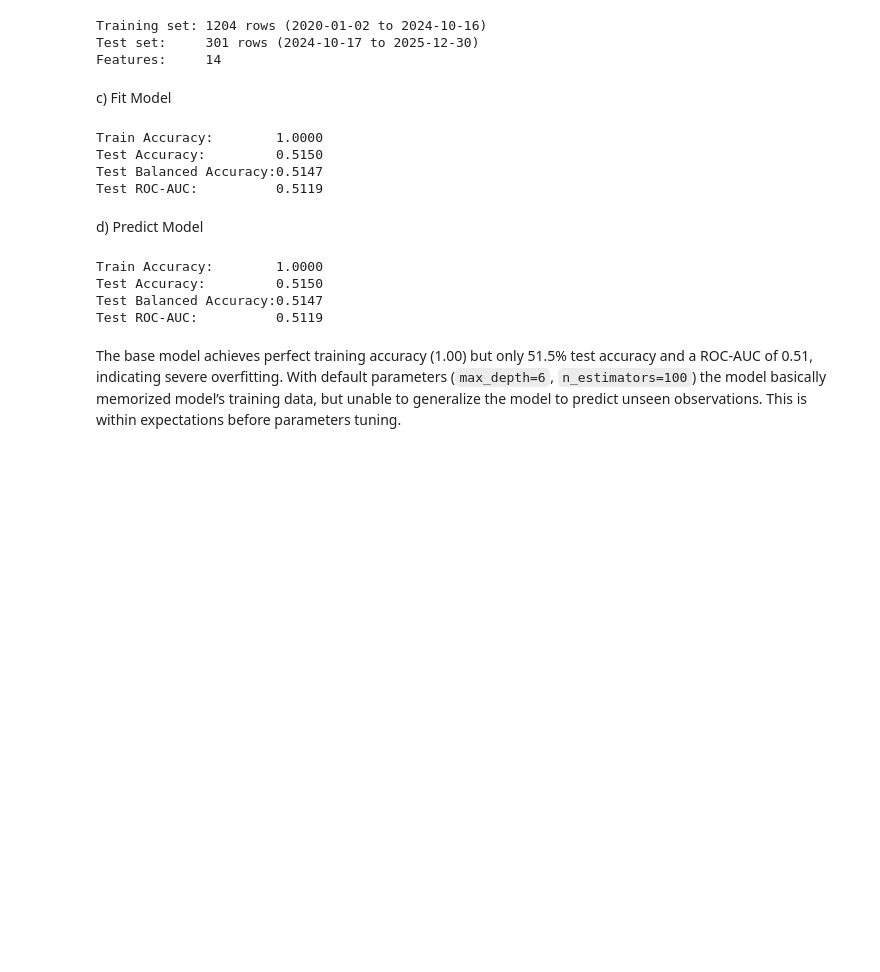
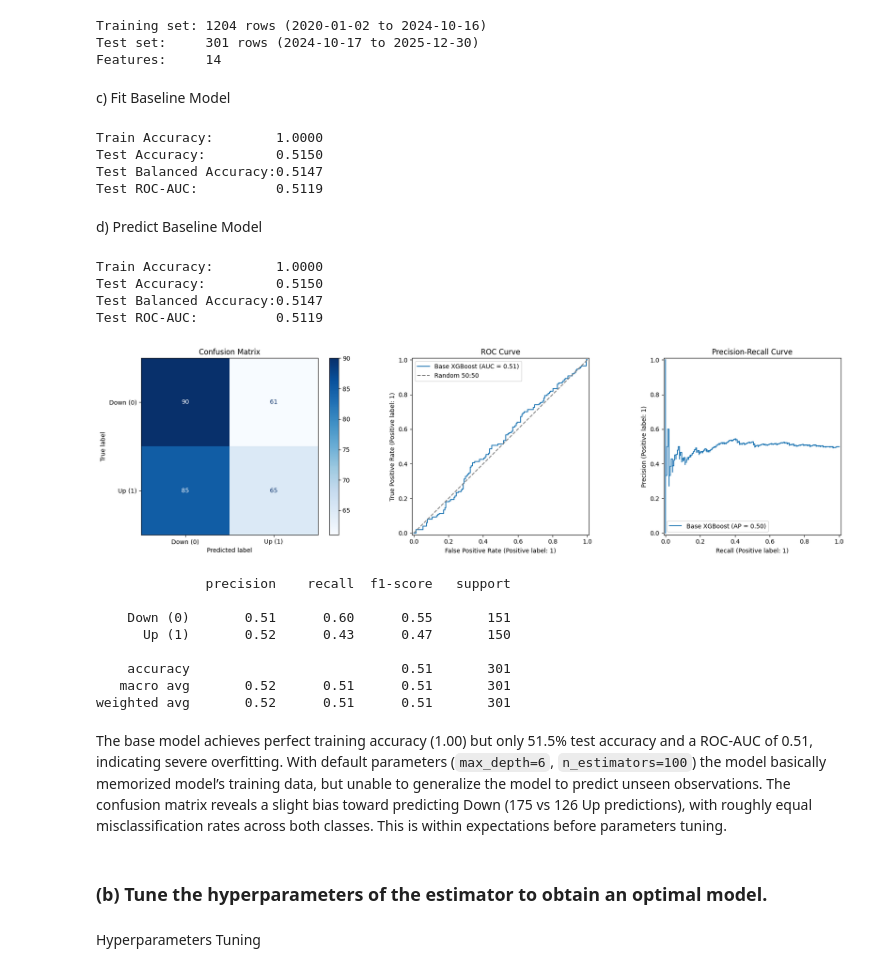
Before and after one commit to jade-lam/CQF, a Jupyter notebook: CQF_Exam_3.ipynb, the cells around one changed output. Drawn from its saved outputs; the diff is of its cells as text; code cells hidden in the pictures; blank space fills up the shorter version.

```diff
--- a/CQF_Exam_3.ipynb
+++ b/CQF_Exam_3.ipynb
@@ -1363,7 +1367,7 @@ Training set: 1204 rows (2020-01-02 to 2024-10-16)
 Test set:     301 rows (2024-10-17 to 2025-12-30)
 Features:     14
 # %% [markdown]
-c) Fit Model
+c) Fit Baseline Model
 # %%
 # Balanced sample weights
 sample_weights = compute_sample_weight(class_weight='balanced', y=y_train)
@@ -1379,7 +1383,7 @@ Test Accuracy:         0.5150
 Test Balanced Accuracy:0.5147
 Test ROC-AUC:          0.5119
 # %% [markdown]
-d) Predict Model
+d) Predict Baseline Model
 # %%
 # Fit
 base_model.fit(X_train, y_train, sample_weight=sample_weights)
@@ -1403,5 +1407,51 @@ Train Accuracy:        1.0000
 Test Accuracy:         0.5150
 Test Balanced Accuracy:0.5147
 Test ROC-AUC:          0.5119
+# %%
+# Confusion Matrix
+fig, axes = plt.subplots(1, 3, figsize=(18, 5))
+
+ConfusionMatrixDisplay.from_estimator(
+    base_model, X_test, y_test,
+    display_labels=['Down (0)', 'Up (1)'],
+    cmap=plt.cm.Blues, ax=axes[0]
+)
+axes[0].set_title('Confusion Matrix')
+
+# ROC Curve
+RocCurveDisplay.from_estimator(
+    base_model, X_test, y_test,
+    name='Base XGBoost', ax=axes[1]
+)
+axes[1].plot([0, 1], [0, 1], linestyle='--', color='grey', label='Random 50:50')
+axes[1].set_title('ROC Curve')
+axes[1].legend()
+
+# Precision-Recall Curve
+PrecisionRecallDisplay.from_estimator(
+    base_model, X_test, y_test,
+    name='Base XGBoost', ax=axes[2]
+)
+axes[2].set_title('Precision-Recall Curve')
+
+plt.tight_layout()
+plt.show()
+
+# Classification Report
+print(classification_report(y_test, y_pred, target_names=['Down (0)', 'Up (1)']))
+# %% [output]
+[figure, added]
+              precision    recall  f1-score   support
+
+    Down (0)       0.51      0.60      0.55       151
+      Up (1)       0.52      0.43      0.47       150
+
+    accuracy                           0.51       301
+   macro avg       0.52      0.51      0.51       301
+weighted avg       0.52      0.51      0.51       301
 # %% [markdown]
-The base model achieves perfect training accuracy (1.00) but only 51.5% test accuracy and a ROC-AUC of 0.51, indicating severe overfitting. With default parameters (`max_depth=6`, `n_estimators=100`) the model basically memorized model’s training data, but unable to generalize the model to predict unseen observations. This is within expectations before parameters tuning.
+The base model achieves perfect training accuracy (1.00) but only 51.5% test accuracy and a ROC-AUC of 0.51, indicating severe overfitting. With default parameters (`max_depth=6`, `n_estimators=100`) the model basically memorized model’s training data, but unable to generalize the model to predict unseen observations. The confusion matrix reveals a slight bias toward predicting Down (175 vs 126 Up predictions), with roughly equal misclassification rates across both classes. This is within expectations before parameters tuning.
+# %% [markdown]
+### **(b) Tune the hyperparameters of the estimator to obtain an optimal model.**
+# %% [markdown]
+Hyperparameters Tuning
```
Also changed, not shown: parts of 12 cells of this notebook.
